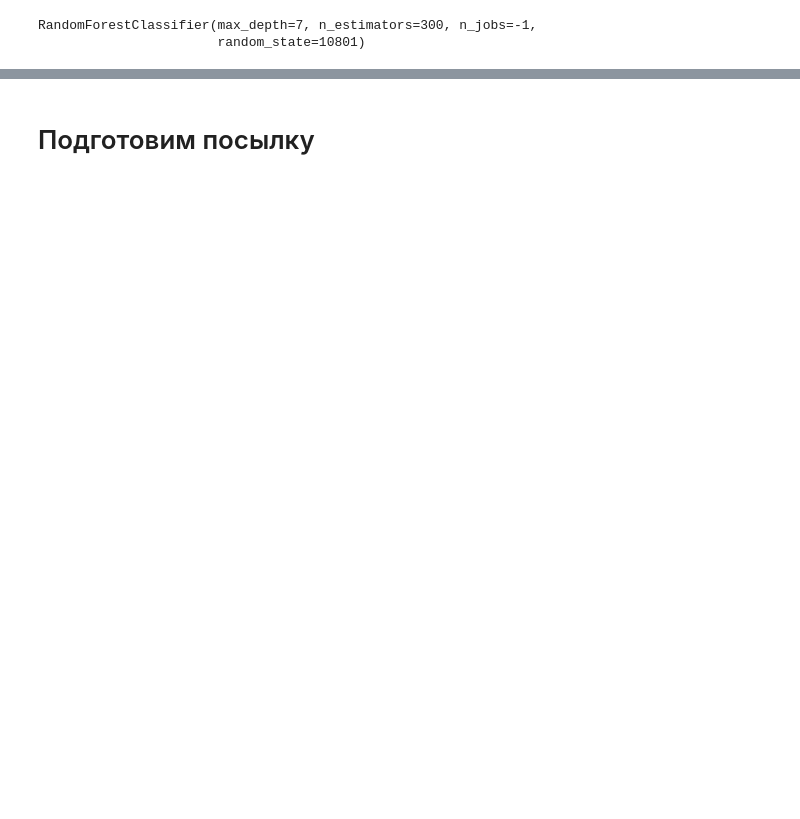
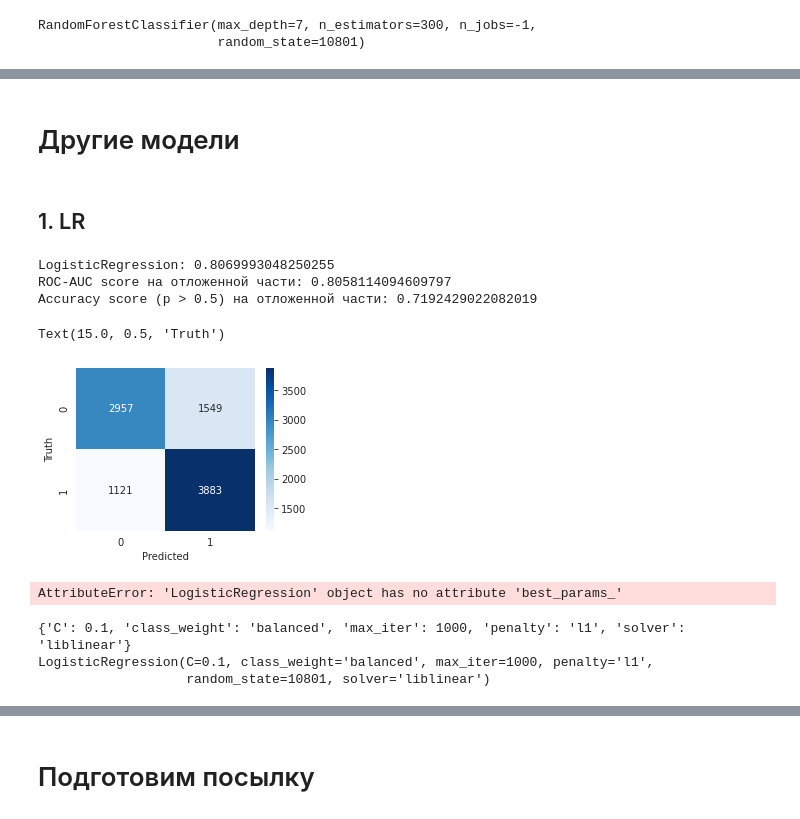
Before and after one commit to Freddsle/BI_ML_2021, a Jupyter notebook: l6_kaggle/code/dota2-win.ipynb, the cells around one changed output, grey strips where cells are left out. Cells and saved outputs as stored; diff of their text form; code cells hidden in the pictures; blank space fills up the shorter version.

Commit message:
add best lr an rf

```diff
--- a/l6_kaggle/code/dota2-win.ipynb
+++ b/l6_kaggle/code/dota2-win.ipynb
@@ -790,3 +827,7 @@ df_test = df_test.drop(['r_max_mana', 'd_max_mana'], axis=1)
+# %%
+scaler = StandardScaler()
+X_train = scaler.fit_transform(X_train)
+X_valid = scaler.transform(X_valid)
 # %% [markdown]
 # Тест получившегося
 # %%
@@ -827,0 +883,15 @@ Accuracy score (p > 0.5) на отложенной части: 0.698212407991587
+# %%
+cls_best = RandomForestClassifier(max_depth=14, min_samples_leaf=4,
+                                  n_estimators=400, n_jobs=-1, random_state=SEED)
+
+cls_best.fit(X_train, y_train)
+
+y_pred = cls_best.predict_proba(X_valid)[:, 1]
+
+valid_score = roc_auc_score(y_valid, y_pred)
+print("ROC-AUC score на отложенной части:", valid_score)
+
+valid_accuracy = accuracy_score(y_valid, y_pred > 0.5)
+print("Accuracy score (p > 0.5) на отложенной части:", valid_accuracy)
+# %% [markdown]
+# Другие модели
@@ -827,0 +917,58 @@ Accuracy score (p > 0.5) на отложенной части: 0.698212407991587
+# %% [markdown]
+## 1. LR
+# %%
+lr = LogisticRegression(solver='liblinear', max_iter=10000)
+
+lr.fit(X_train, y_train)
+scores = cross_val_score(lr, X_train, y_train, cv=3, scoring="roc_auc")
+print(f"{lr.__class__.__name__}: {scores.mean()}")
+
+y_pred = lr.predict_proba(X_valid)[:, 1]
+
+valid_score = roc_auc_score(y_valid, y_pred)
+print("ROC-AUC score на отложенной части:", valid_score)
+
+valid_accuracy = accuracy_score(y_valid, y_pred > 0.5)
+print("Accuracy score (p > 0.5) на отложенной части:", valid_accuracy)
+# %% [output]
+LogisticRegression: 0.8069993048250255
+ROC-AUC score на отложенной части: 0.8058114094609797
+Accuracy score (p > 0.5) на отложенной части: 0.7192429022082019
+# %%
+y_pred = lr.predict(X_valid)
+
+conf_mat = confusion_matrix(y_true=y_valid, y_pred=y_pred)
+
+
+plt.figure(figsize=(4,3))
+sns.heatmap(conf_mat, cmap=plt.cm.Blues, annot=True, fmt='g')
+plt.xlabel('Predicted')
+plt.ylabel('Truth')
+# %% [output]
+Text(15.0, 0.5, 'Truth')
+[figure, added]
+# %%
+parameters = {'penalty': ['l1','l2'],
+              'C': [0.001, 0.01, 0.1, 1, 10, 100, 1000],
+              'solver': ['newton-cg', 'lbfgs', 'liblinear', 'sag'],
+              'class_weight': ['None', 'balanced'],
+              'max_iter': range(1000, 10000, 1000)}
+
+lr = LogisticRegression(random_state=SEED)
+grid_search_lr = GridSearchCV(lr, parameters, cv=3, n_jobs=-1, scoring="roc_auc")
+
+grid_search_lr.fit(X_train, y_train)
+
+lr_best = grid_search_lr.best_estimator_
+
+print(grid_search_lr.best_params_)
+print(grid_search_lr.best_estimator_)
+# %% [output]
+AttributeError: 'LogisticRegression' object has no attribute 'best_params_'
+# %%
+print(grid_search_lr.best_params_)
+print(grid_search_lr.best_estimator_)
+# %% [output]
+{'C': 0.1, 'class_weight': 'balanced', 'max_iter': 1000, 'penalty': 'l1', 'solver': 'liblinear'}
+LogisticRegression(C=0.1, class_weight='balanced', max_iter=1000, penalty='l1',
+                   random_state=10801, solver='liblinear')
```
Also changed, not shown: parts of 51 cells of this notebook.
